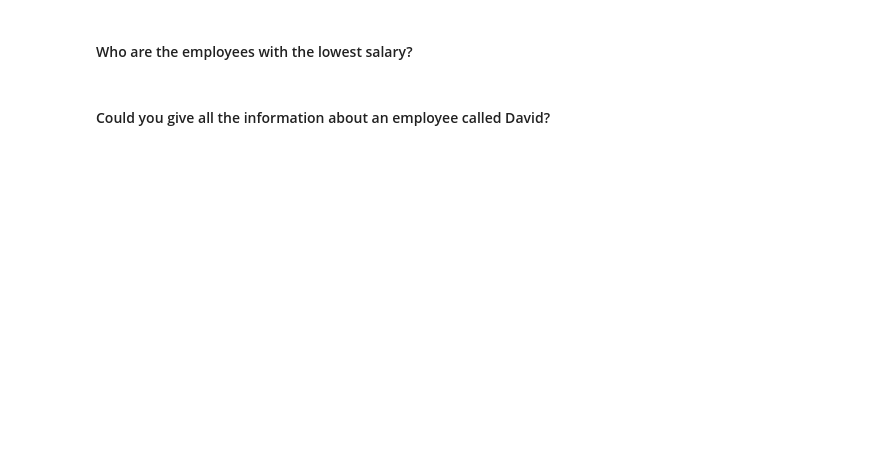
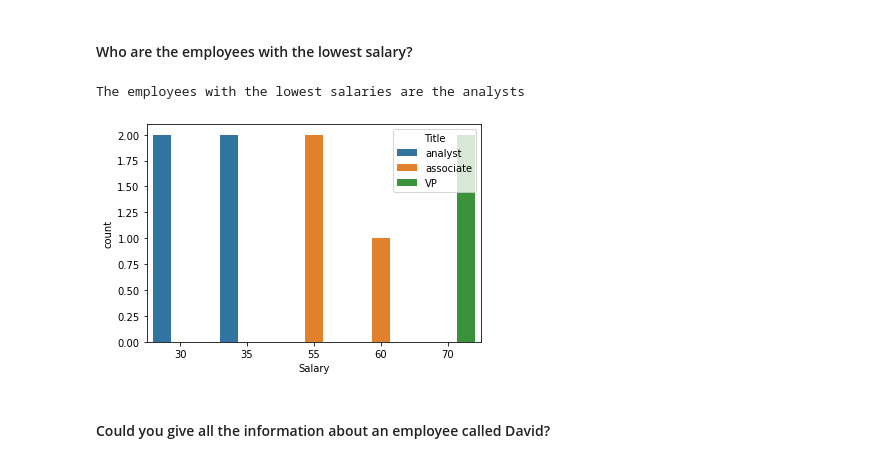
Before and after one commit to XabierArrieta/lab-subsetting-and-descriptive-stats, a Jupyter notebook: your-code/main.ipynb, the cells around one changed output. Cells and saved outputs as stored; diff of their text form; code cells hidden in the pictures; blank space fills up the shorter version.

```diff
--- a/your-code/main.ipynb
+++ b/your-code/main.ipynb
@@ -84,3 +212,10 @@
+# %%
+# your answer here
+sns.countplot(x=employee.Salary, hue=employee.Title)
+print("The employees with the lowest salaries are the analysts")
+# %% [output]
+The employees with the lowest salaries are the analysts
+[figure, added]
 # %% [markdown]
 #### Could you give all the information about an employee called David?
 # %%
```
Also changed, not shown: parts of 68 cells of this notebook, 1 other file.
